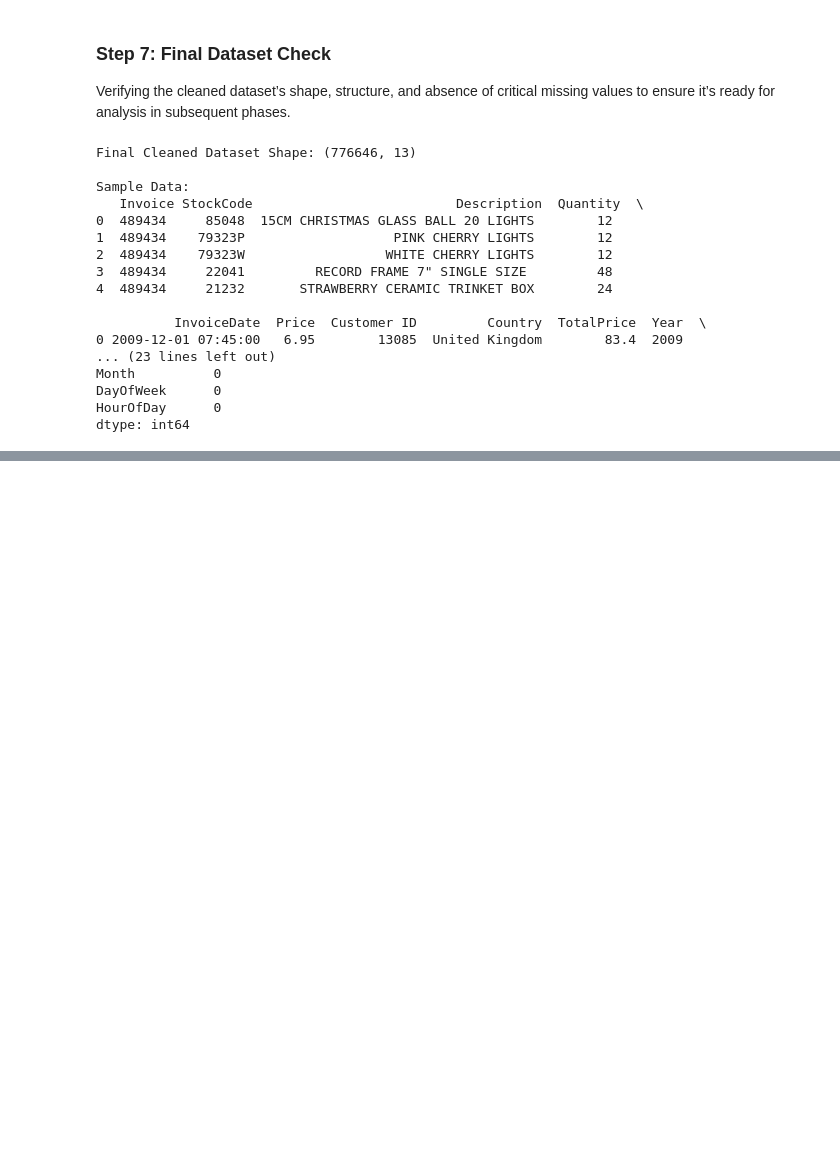
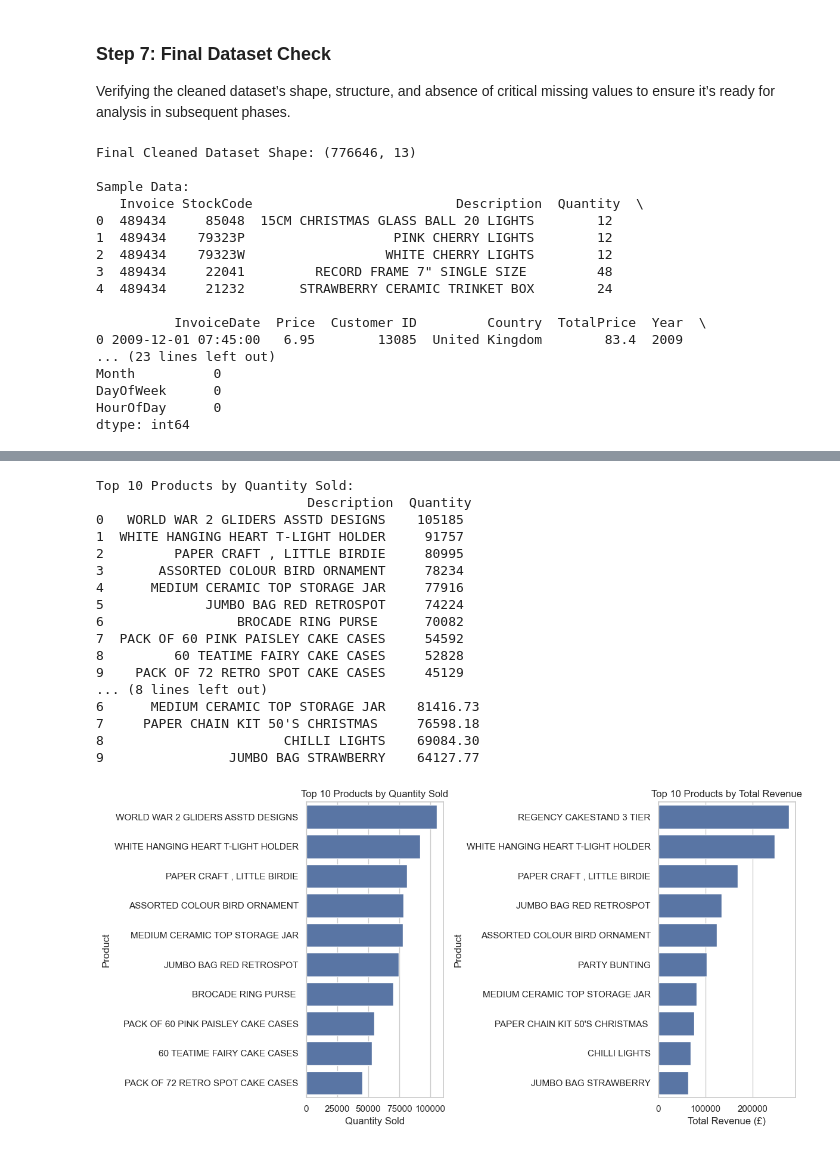
Before and after one commit to lihiniapsara/Python_Final_CW, a Jupyter notebook: UK-Based E-Commerce Retailer.ipynb, the cells around one changed output, grey strips where cells are left out. Drawn from its saved outputs; the diff is of its cells as text; code cells hidden in the pictures; blank space fills up the shorter version.

```diff
--- a/UK-Based E-Commerce Retailer.ipynb
+++ b/UK-Based E-Commerce Retailer.ipynb
@@ -184,0 +328,44 @@ dtype: int64
+# %%
+# Top 10 products by quantity sold
+top_quantity = df.groupby('Description')['Quantity'].sum().sort_values(ascending=False).head(10).reset_index()
+print("Top 10 Products by Quantity Sold:\n", top_quantity)
+
+# Top 10 products by total revenue
+top_revenue = df.groupby('Description')['TotalPrice'].sum().sort_values(ascending=False).head(10).reset_index()
+print("Top 10 Products by Total Revenue:\n", top_revenue)
+
+# Visualize top products
+plt.figure(figsize=(12, 6))
+plt.subplot(1, 2, 1)
+sns.barplot(data=top_quantity, x='Quantity', y='Description')
+plt.title('Top 10 Products by Quantity Sold')
+plt.xlabel('Quantity Sold')
+plt.ylabel('Product')
+
+plt.subplot(1, 2, 2)
+sns.barplot(data=top_revenue, x='TotalPrice', y='Description')
+plt.title('Top 10 Products by Total Revenue')
+plt.xlabel('Total Revenue (£)')
+plt.ylabel('Product')
+plt.tight_layout()
+plt.savefig('top_products.png')  # Save for report
+plt.show()
+# %% [output]
+Top 10 Products by Quantity Sold:
+                           Description  Quantity
+0   WORLD WAR 2 GLIDERS ASSTD DESIGNS    105185
+1  WHITE HANGING HEART T-LIGHT HOLDER     91757
+2         PAPER CRAFT , LITTLE BIRDIE     80995
+3       ASSORTED COLOUR BIRD ORNAMENT     78234
+4      MEDIUM CERAMIC TOP STORAGE JAR     77916
+5             JUMBO BAG RED RETROSPOT     74224
+6                 BROCADE RING PURSE      70082
+7  PACK OF 60 PINK PAISLEY CAKE CASES     54592
+8         60 TEATIME FAIRY CAKE CASES     52828
+9    PACK OF 72 RETRO SPOT CAKE CASES     45129
+... (8 lines left out)
+6      MEDIUM CERAMIC TOP STORAGE JAR    81416.73
+7     PAPER CHAIN KIT 50'S CHRISTMAS     76598.18
+8                       CHILLI LIGHTS    69084.30
+9                JUMBO BAG STRAWBERRY    64127.77
+[figure, added]
```
Also changed, not shown: parts of 9 cells of this notebook, 5 other files.
